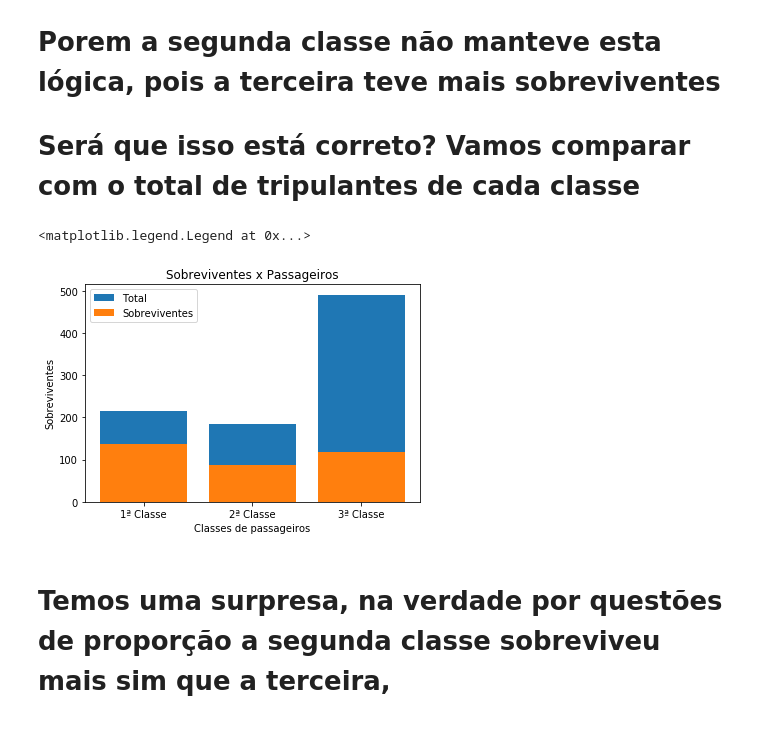
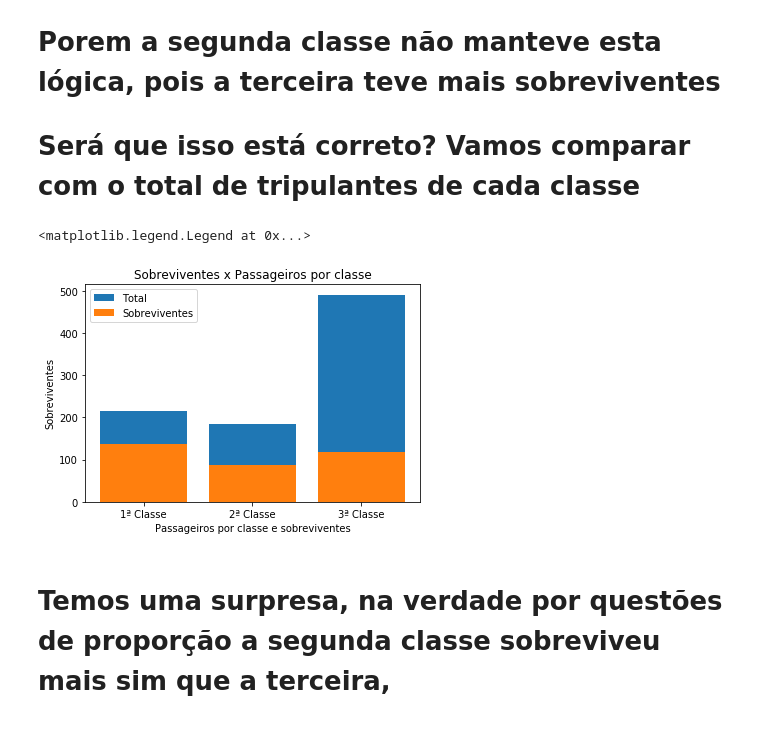
Before and after one commit to matheusbattisti/udacity_titanic, a Jupyter notebook: Titanic_Analise.ipynb, the cells around one changed output. Cells and saved outputs as stored; diff of their text form; code cells hidden in the pictures.

```diff
--- a/Titanic_Analise.ipynb
+++ b/Titanic_Analise.ipynb
@@ -156,20 +156,20 @@ plt.ylabel('Sobreviventes');
 # %%
 locations = [1, 2, 3]
 
 classes = [len(firstClass), len(secondClass), len(thirdClass)]
 plt.bar(locations, classes, tick_label=labels, label='Total')
 
 classes = [len(firstClassSurv), len(secondClassSurv), len(thirdClassSurv)]
 labels = ['1ª Classe', '2ª Classe', '3ª Classe']
 
 plt.bar(locations, classes, tick_label=labels, label='Sobreviventes')
-plt.title('Sobreviventes x Passageiros')
-plt.xlabel('Classes de passageiros')
+plt.title('Sobreviventes x Passageiros por classe')
+plt.xlabel('Passageiros por classe e sobreviventes')
 plt.ylabel('Sobreviventes')
 plt.legend()
 # %% [output]
 <matplotlib.legend.Legend at 0x...>
-[figure, old version]
+[figure, new version]
 # %% [markdown]
 # Temos uma surpresa, na verdade por questões de proporção a segunda classe sobreviveu mais sim que a terceira,
 
```
Also changed, not shown: parts of 10 cells of this notebook.
